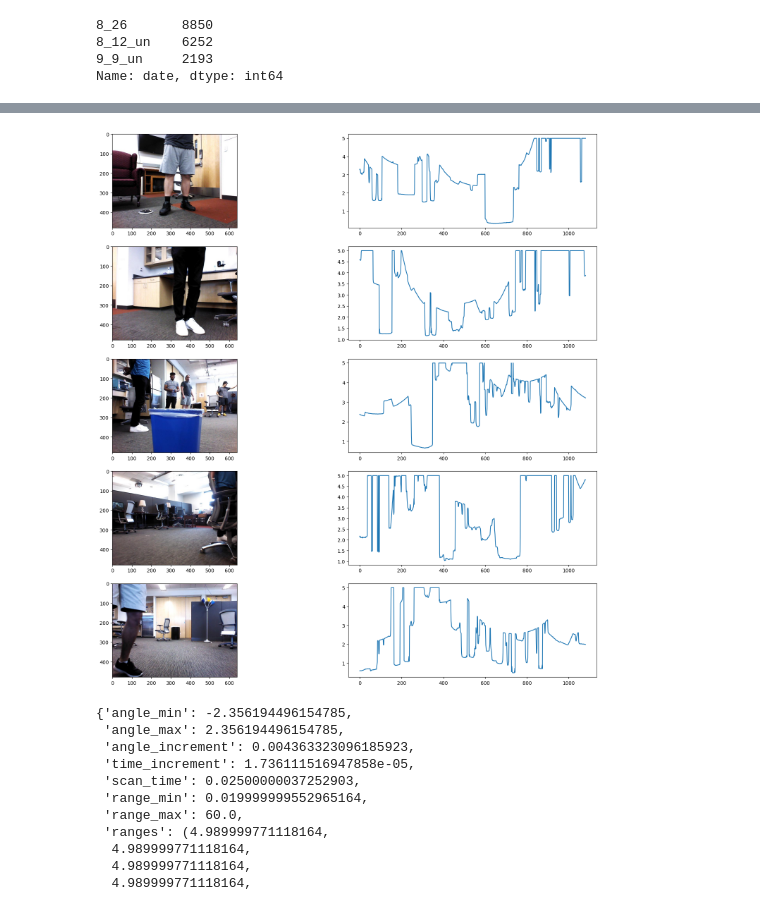
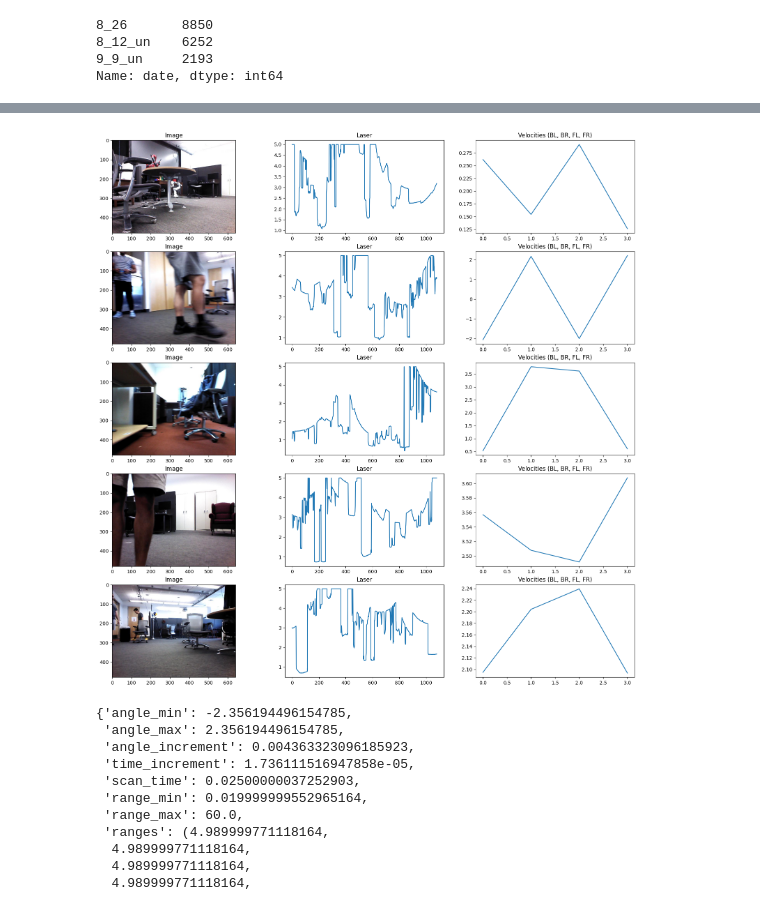
Before and after one commit to asheeshcric/robot-navigation, a Jupyter notebook: notebooks/visualization.ipynb, the cells around one changed output, grey strips where cells are left out. Drawn from its saved outputs; the diff is of its cells as text; code cells hidden in the pictures.

Commit message:
Visualize wheel velocities next to image and laser plots

```diff
--- a/notebooks/visualization.ipynb
+++ b/notebooks/visualization.ipynb
@@ -56,23 +56,30 @@ labeled.head()
 | 6255 | 6255 | heracleia | 8_26 | True | /data/zak/robot/extracted/heracle... | /data/zak/robot/extracted/heracle... | /data/zak/robot/extracted/heracle... | NaN |
 | 6256 | 6256 | heracleia | 8_26 | True | /data/zak/robot/extracted/heracle... | /data/zak/robot/extracted/heracle... | /data/zak/robot/extracted/heracle... | NaN |
 # %%
-def plot_img_laser(img_paths, laser_paths, sample_size):
-    fig, axs = plt.subplots(sample_size, 2, figsize=(20, 20))
+def plot_img_laser(img_paths, laser_paths, joint_paths, sample_size):
+    fig, axs = plt.subplots(sample_size,3, figsize=(20, 20))
     for i, img_path in enumerate(img_paths):
-        laser_path = laser_paths[i]
+        laser_path, joint_path = laser_paths[i], joint_paths[i]
         with open(laser_path, 'rb') as f:
             laser = pickle.load(f)
+        with open(joint_path, 'rb') as f:
+            joints = pickle.load(f)
         img = Image.open(img_path)
         axs[i, 0].imshow(img)
+        axs[i, 0].set_title('Image')
         axs[i, 1].plot(laser['ranges'])
+        axs[i, 1].set_title('Laser')
+        axs[i, 2].plot(joints['velocity'])
+        axs[i, 2].set_title('Velocities (BL, BR, FL, FR)')
 # %%
 sample_size = 5
 sample_rows = labeled.sample(sample_size)
 front_laser_paths = sample_rows['front_laser'].tolist()
 img_paths = sample_rows['img'].tolist()
-plot_img_laser(img_paths, front_laser_paths, sample_size)
+joint_paths = sample_rows['joints'].tolist()
+plot_img_laser(img_paths, front_laser_paths, joint_paths, sample_size)
 # %% [output]
-[figure, old version]
+[figure, new version]
 # %%
 with open(laser_path, 'rb') as f:
     laser = pickle.load(f)
```
Also changed, not shown: parts of 2 cells of this notebook.
